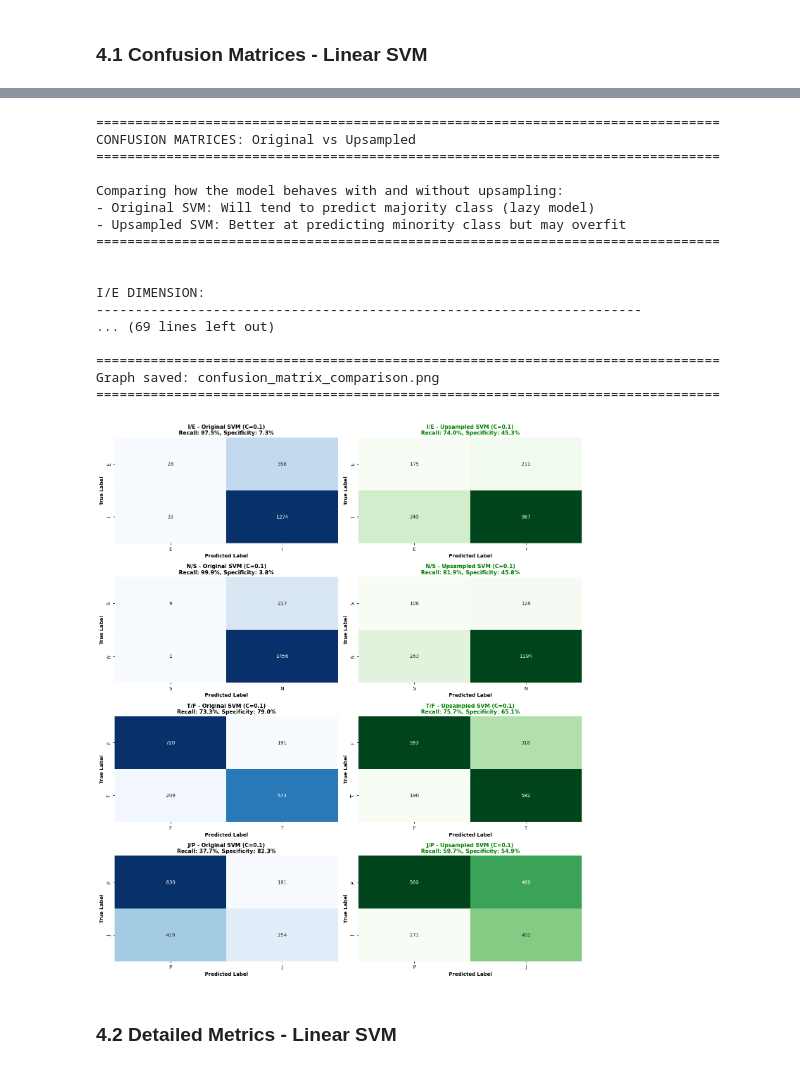
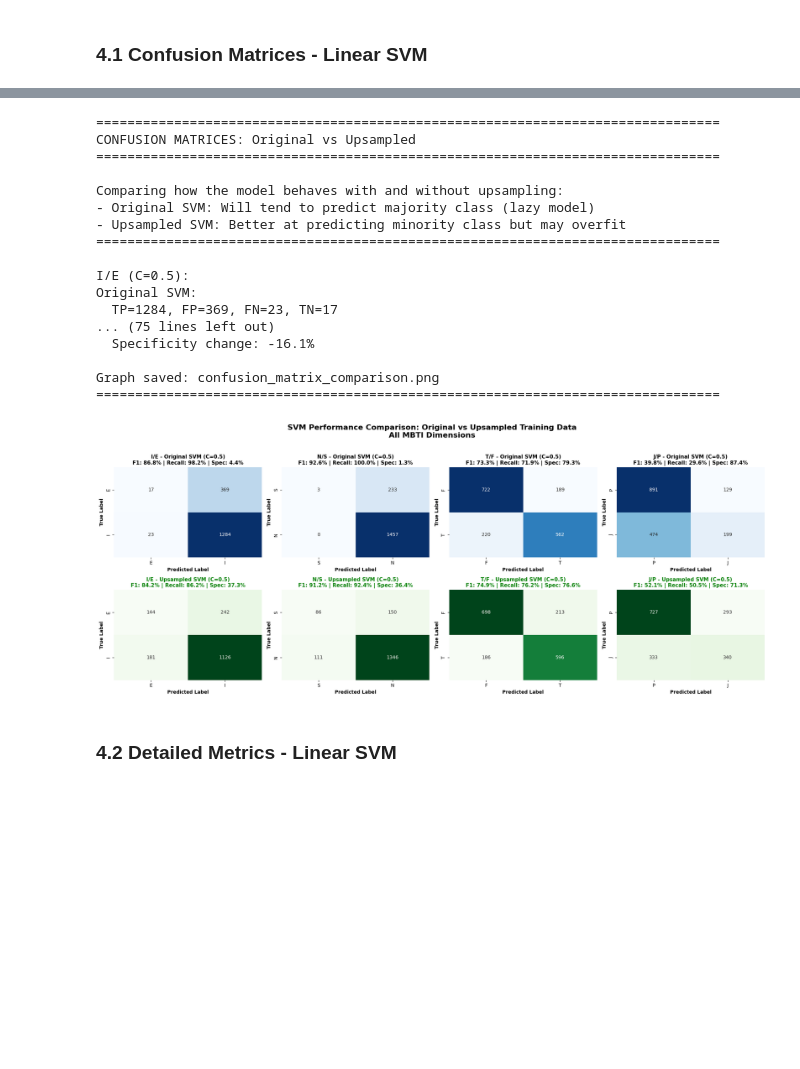
Before and after one commit to GentNisjes/ML_MBTI_project, a Jupyter notebook: notebooks/mbti_svm.ipynb, the cells around one changed output, grey strips where cells are left out. Cells and saved outputs as stored; diff of their text form; code cells hidden in the pictures; blank space fills up the shorter version.

```diff
--- a/notebooks/mbti_svm.ipynb
+++ b/notebooks/mbti_svm.ipynb
@@ -318,6 +371,11 @@ for dim_name, Y_binary in dimensions.items():
     print("\n" + "=" * 80)
     print(f"TRAINING LINEAR SVM WITH CLASS WEIGHTS: {dim_name}")
     print("=" * 80)
+
+    # Get optimal C for this dimension
+    # C_optimal = optimal_params_svm[dim_name]['best_C']
+    C_optimal = 0.01
+    print(f"Using optimal C={C_optimal} (from hyperparameter tuning)")
 
     # Split data
     X_train, X_test, y_train, y_test = train_test_split(
@@ -328,9 +386,9 @@ for dim_name, Y_binary in dimensions.items():
     print(f"Training set distribution:")
     print(f"  Class 0: {np.sum(y_train == 0)}, Class 1: {np.sum(y_train == 1)}")
 
-    # Train Linear SVM with class weights
+    # Train Linear SVM with class weights and optimal hyperparameters
     print(f"\nTraining LinearSVC with class_weight='balanced'...")
-    svm_linear_weights = LinearSVC(C=C_PARAM, max_iter=MAX_ITER, random_state=RANDOM_STATE,
+    svm_linear_weights = LinearSVC(C=C_optimal, max_iter=MAX_ITER, random_state=RANDOM_STATE,
                                     dual=False, class_weight='balanced')
     svm_linear_weights.fit(X_train, y_train)
 
@@ -349,7 +407,7 @@ for dim_name, Y_binary in dimensions.items():
 
     # Cross-validation score
     try:
-        cv_score = 100 * cross_val_score(LinearSVC(C=C_PARAM, max_iter=MAX_ITER, random_state=RANDOM_STATE,
+        cv_score = 100 * cross_val_score(LinearSVC(C=C_optimal, max_iter=MAX_ITER, random_state=RANDOM_STATE,
                                                      dual=False, class_weight='balanced'),
                                         X_train, y_train, cv=5, scoring='f1').mean()
     except:
@@ -572,92 +714,104 @@ print("- Upsampled SVM: Better at predicting minority class but may overfit")
 print("=" * 80 + "\n")
 
 # Plot confusion matrices for all dimensions - Original vs Upsampled
-fig, axes = plt.subplots(4, 2, figsize=(14, 16))
+fig, axes = plt.subplots(2, 4, figsize=(20, 8))
 
 for idx, dim_name in enumerate(['I/E', 'N/S', 'T/F', 'J/P']):
     pos_class = dim_name.split('/')[0]
     neg_class = dim_name.split('/')[1]
 
-    # Original SVM
+    # Get optimal C for this dimension
+    C_optimal = optimal_params_svm[dim_name]['best_C']
+
+    # Original SVM (Top row)
     cm_original = confusion_matrix(results_linear[dim_name]['y_test'],
                                    results_linear[dim_name]['y_pred'])
-    sns.heatmap(cm_original, annot=True, fmt='d', cmap='Blues', ax=axes[idx, 0],
+    sns.heatmap(cm_original, annot=True, fmt='d', cmap='Blues', ax=axes[0, idx],
                 xticklabels=[neg_class, pos_class],
                 yticklabels=[neg_class, pos_class],
                 cbar=False)
-    axes[idx, 0].set_ylabel('True Label', fontweight='bold')
-    axes[idx, 0].set_xlabel('Predicted Label', fontweight='bold')
+    axes[0, idx].set_ylabel('True Label', fontweight='bold')
+    axes[0, idx].set_xlabel('Predicted Label', fontweight='bold')
 
     # Calculate metrics for original
     tn_o, fp_o, fn_o, tp_o = cm_original.ravel()
     recall_o = tp_o / (tp_o + fn_o) if (tp_o + fn_o) > 0 else 0
     specificity_o = tn_o / (tn_o + fp_o) if (tn_o + fp_o) > 0 else 0
+    precision_o = tp_o / (tp_o + fp_o) if (tp_o + fp_o) > 0 else 0
+    f1_o = 2 * (precision_o * recall_o) / (precision_o + recall_o) if (precision_o + recall_o) > 0 else 0
 
-    axes[idx, 0].set_title(f'{dim_name} - Original SVM (C=0.1)\nRecall: {recall_o:.1%}, Specificity: {specificity_o:.1%}',
+    axes[0, idx].set_title(f'{dim_name} - Original SVM (C={C_optimal})\nF1: {f1_o:.1%} | Recall: {recall_o:.1%} | Spec: {specificity_o:.1%}',
                           fontweight='bold', fontsize=11)
 
-    # Upsampled SVM
+    # Upsampled SVM (Bottom row)
     cm_upsampled = confusion_matrix(results_linear_upsampled[dim_name]['y_test'],
                                     results_linear_upsampled[dim_name]['y_pred'])
-    sns.heatmap(cm_upsampled, annot=True, fmt='d', cmap='Greens', ax=axes[idx, 1],
+    sns.heatmap(cm_upsampled, annot=True, fmt='d', cmap='Greens', ax=axes[1, idx],
                 xticklabels=[neg_class, pos_class],
                 yticklabels=[neg_class, pos_class],
                 cbar=False)
-    axes[idx, 1].set_ylabel('True Label', fontweight='bold')
-    axes[idx, 1].set_xlabel('Predicted Label', fontweight='bold')
+    axes[1, idx].set_ylabel('True Label', fontweight='bold')
+    axes[1, idx].set_xlabel('Predicted Label', fontweight='bold')
 
     # Calculate metrics for upsampled
     tn_u, fp_u, fn_u, tp_u = cm_upsampled.ravel()
     recall_u = tp_u / (tp_u + fn_u) if (tp_u + fn_u) > 0 else 0
     specificity_u = tn_u / (tn_u + fp_u) if (tn_u + fp_u) > 0 else 0
+    precision_u = tp_u / (tp_u + fp_u) if (tp_u + fp_u) > 0 else 0
+    f1_u = 2 * (precision_u * recall_u) / (precision_u + recall_u) if (precision_u + recall_u) > 0 else 0
 
-    axes[idx, 1].set_title(f'{dim_name} - Upsampled SVM (C=0.1)\nRecall: {recall_u:.1%}, Specificity: {specificity_u:.1%}',
+    axes[1, idx].set_title(f'{dim_name} - Upsampled SVM (C={C_optimal})\nF1: {f1_u:.1%} | Recall: {recall_u:.1%} | Spec: {specificity_u:.1%}',
                           fontweight='bold', fontsize=11, color='green')
 
     # Print detailed analysis
-    print(f"\n{dim_name} DIMENSION:")
-    print("-" * 70)
+    print(f"{dim_name} (C={C_optimal}):")
     print(f"Original SVM:")
     print(f"  TP={tp_o}, FP={fp_o}, FN={fn_o}, TN={tn_o}")
+    print(f"  F1-Score: {f1_o:.1%}")
     print(f"  Recall (catching {pos_class}): {recall_o:.1%}")
     print(f"  Specificity (correctly rejecting {neg_class}): {specificity_o:.1%}")
     print(f"  → Model's tendency: {'Predicting majority class' if recall_o < 0.5 else 'More balanced'}")
 
     print(f"\nUpsampled SVM:")
     print(f"  TP={tp_u}, FP={fp_u}, FN={fn_u}, TN={tn_u}")
+    print(f"  F1-Score: {f1_u:.1%}")
     print(f"  Recall (catching {pos_class}): {recall_u:.1%}")
     print(f"  Specificity (correctly rejecting {neg_class}): {specificity_u:.1%}")
     print(f"  → Model's tendency: {'Predicting majority class' if recall_u < 0.5 else 'Better at minority class'}")
 
     print(f"\nImprovement:")
+    print(f"  F1-Score improvement: {(f1_u - f1_o):+.1%}")
     print(f"  Recall improvement: {(recall_u - recall_o):+.1%}")
     print(f"  Specificity change: {(specificity_u - specificity_o):+.1%}")
+    print()
+
+# Add overall title
+fig.suptitle('SVM Performance Comparison: Original vs Upsampled Training Data\nAll MBTI Dimensions',
+             fontsize=16, fontweight='bold', y=1.02)
 
 plt.tight_layout()
-plt.savefig('../notebooks/graphs/confusion_matrix_comparison.png', dpi=300, bbox_inches='tight')
-print("\n" + "=" * 80)
 print("Graph saved: confusion_matrix_comparison.png")
 print("=" * 80)
 plt.show()
 # %% [output]
 ================================================================================
 CONFUSION MATRICES: Original vs Upsampled
 ================================================================================
 
 Comparing how the model behaves with and without upsampling:
 - Original SVM: Will tend to predict majority class (lazy model)
 - Upsampled SVM: Better at predicting minority class but may overfit
 ================================================================================
 
+I/E (C=0.5):
+Original SVM:
+  TP=1284, FP=369, FN=23, TN=17
+... (75 lines left out)
+  Specificity change: -16.1%
 
-I/E DIMENSION:
-----------------------------------------------------------------------
-... (69 lines left out)
-
-================================================================================
 Graph saved: confusion_matrix_comparison.png
 ================================================================================
-[figure, old version]
+[figure, new version]
 # %% [markdown]
 ### 4.2 Detailed Metrics - Linear SVM
 # %%
```
Also changed, not shown: parts of 30 cells of this notebook, 20 other files.
